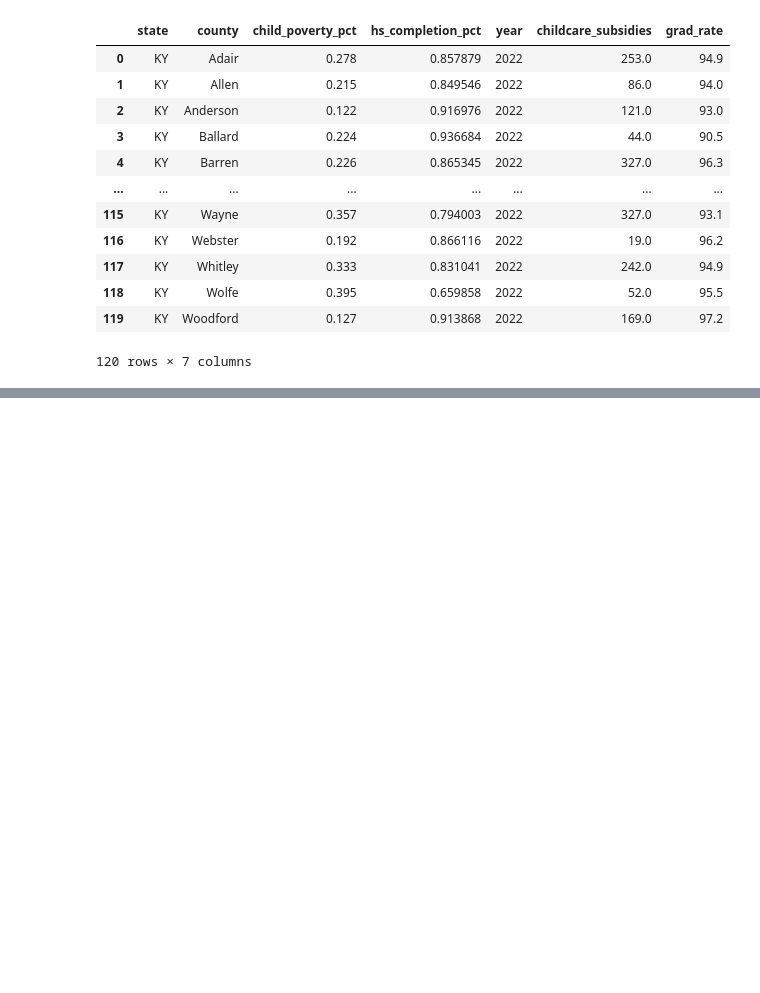
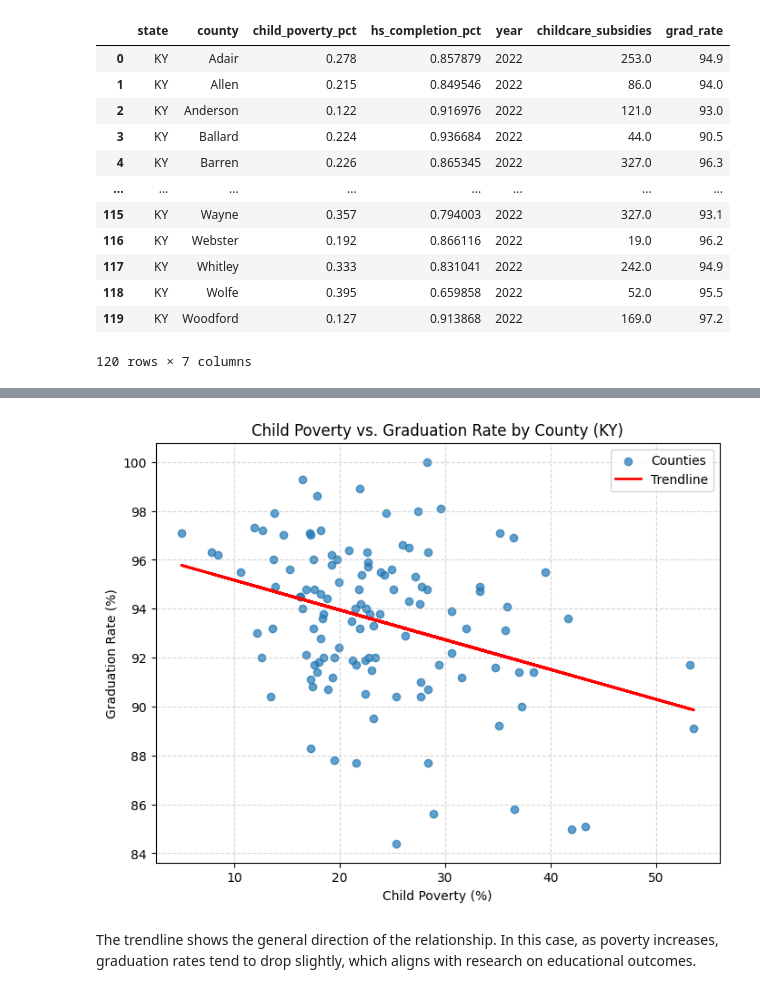
Before and after one commit to KCrowe03/KY-Kindergarten-Readiness, a Jupyter notebook: notebooks/analysis.ipynb, the cells around one changed output, grey strips where cells are left out. Drawn from its saved outputs; the diff is of its cells as text; code cells hidden in the pictures; blank space fills up the shorter version.

```diff
--- a/notebooks/analysis.ipynb
+++ b/notebooks/analysis.ipynb
@@ -221,0 +355,25 @@ final_df
+# %%
+# Chart 3 — Scatter Plot with Trendline: Child Poverty vs. Graduation Rate
+x = final_df["child_poverty_pct"] * 100  # Convert to %
+y = final_df["grad_rate"]
+
+plt.figure(figsize=(8, 6))
+plt.scatter(x, y, alpha=0.7, label="Counties")
+
+# Calculate and plot trendline
+z = np.polyfit(x, y, 1)  # 1 = linear fit
+p = np.poly1d(z)
+plt.plot(x, p(x), color="red", linewidth=2, label="Trendline")
+
+# Labels and title
+plt.title("Child Poverty vs. Graduation Rate by County (KY)")
+plt.xlabel("Child Poverty (%)")
+plt.ylabel("Graduation Rate (%)")
+plt.grid(True, linestyle="--", alpha=0.5)
+plt.legend()
+
+plt.show()
+# %% [output]
+[figure, added]
+# %% [markdown]
+The trendline shows the general direction of the relationship. In this case, as poverty increases, graduation rates tend to drop slightly, which aligns with research on educational outcomes.
```
Also changed, not shown: parts of 26 cells of this notebook.
